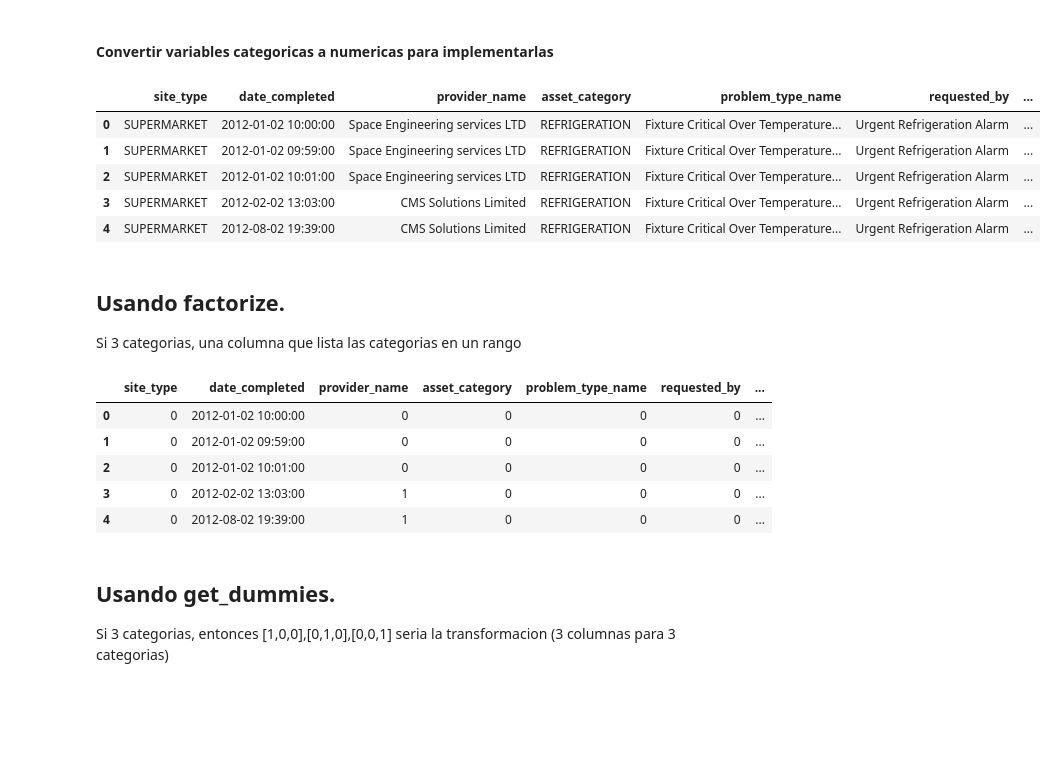
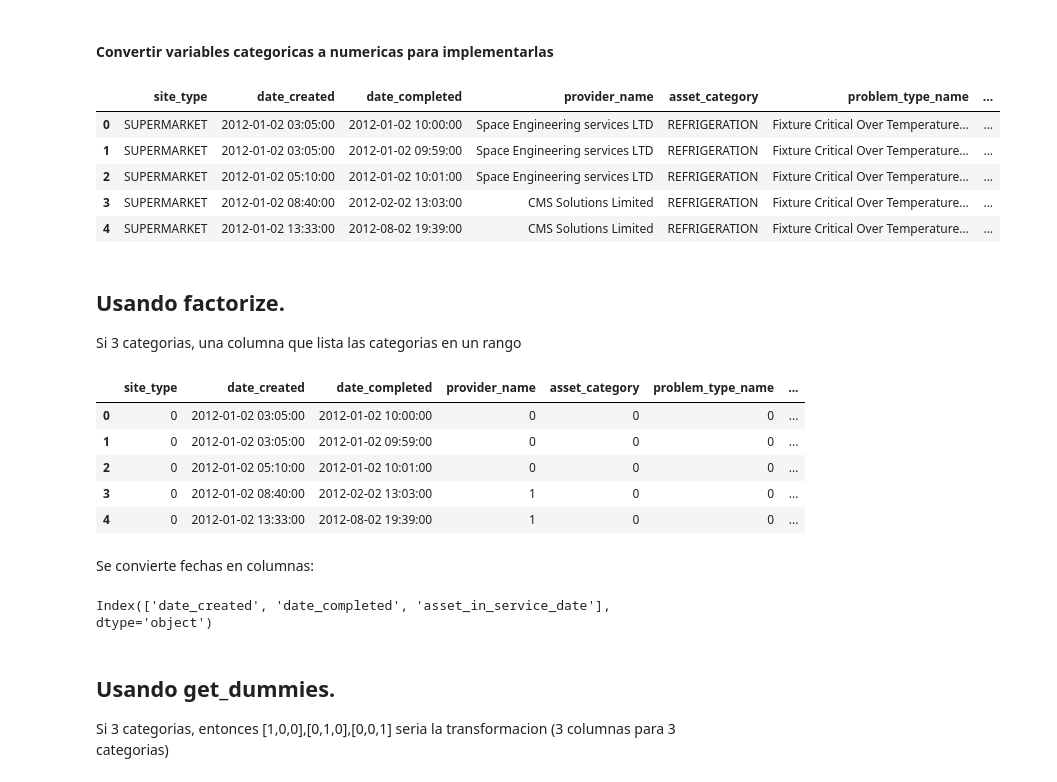
Before and after one commit to sergioduquem15/FINAL_PROJECT_DataMining, a Jupyter notebook: 2-EDA_analysis.ipynb, the cells around one changed output. Drawn from its saved outputs; the diff is of its cells as text; code cells hidden in the pictures; blank space fills up the shorter version.

```diff
--- a/2-EDA_analysis.ipynb
+++ b/2-EDA_analysis.ipynb
@@ -60,0 +61,8 @@ Wall time: 1.15 s
+# %%
+data_prueba = data.date_created.dt.to_period('M').value_counts().reset_index()
+data_prueba.columns = ["month_year","count_date"]
+data_prueba = data_prueba.sort_values(by=['month_year'])
+# %%
+data.insert(5,"month_year",data.date_created.dt.to_period('M'))
+# %%
+data = data.merge(data_prueba, how='left', on='month_year')
@@ -106,15 +123,15 @@ target = data["date_created"]
 # %%
-data_filtered = data[["site_type","date_completed","provider_name","asset_category","problem_type_name",
+data_filtered = data[["site_type","date_created","date_completed","provider_name","asset_category","problem_type_name",
                "requested_by","wo_priority","manufacturer","asset_in_service_date","sales_sq_ft",
                "asset_type","asset_status","cooling_range","preserves"]]
 data_filtered.head()
 # %% [output]
-|  | site_type | date_completed | provider_name | asset_category | problem_type_name | requested_by | ... |
-| 0 | SUPERMARKET | 2012-01-02 10:00:00 | Space Engineering services LTD | REFRIGERATION | Fixture Critical Over Temperature... | Urgent Refrigeration Alarm | ... |
-| 1 | SUPERMARKET | 2012-01-02 09:59:00 | Space Engineering services LTD | REFRIGERATION | Fixture Critical Over Temperature... | Urgent Refrigeration Alarm | ... |
-| 2 | SUPERMARKET | 2012-01-02 10:01:00 | Space Engineering services LTD | REFRIGERATION | Fixture Critical Over Temperature... | Urgent Refrigeration Alarm | ... |
-| 3 | SUPERMARKET | 2012-02-02 13:03:00 | CMS Solutions Limited | REFRIGERATION | Fixture Critical Over Temperature... | Urgent Refrigeration Alarm | ... |
-| 4 | SUPERMARKET | 2012-08-02 19:39:00 | CMS Solutions Limited | REFRIGERATION | Fixture Critical Over Temperature... | Urgent Refrigeration Alarm | ... |
+|  | site_type | date_created | date_completed | provider_name | asset_category | problem_type_name | ... |
+| 0 | SUPERMARKET | 2012-01-02 03:05:00 | 2012-01-02 10:00:00 | Space Engineering services LTD | REFRIGERATION | Fixture Critical Over Temperature... | ... |
+| 1 | SUPERMARKET | 2012-01-02 03:05:00 | 2012-01-02 09:59:00 | Space Engineering services LTD | REFRIGERATION | Fixture Critical Over Temperature... | ... |
+| 2 | SUPERMARKET | 2012-01-02 05:10:00 | 2012-01-02 10:01:00 | Space Engineering services LTD | REFRIGERATION | Fixture Critical Over Temperature... | ... |
+| 3 | SUPERMARKET | 2012-01-02 08:40:00 | 2012-02-02 13:03:00 | CMS Solutions Limited | REFRIGERATION | Fixture Critical Over Temperature... | ... |
+| 4 | SUPERMARKET | 2012-01-02 13:33:00 | 2012-08-02 19:39:00 | CMS Solutions Limited | REFRIGERATION | Fixture Critical Over Temperature... | ... |
 # %% [markdown]
 ## Usando factorize.
 Si 3 categorias, una columna que lista las categorias en un rango
@@ -123,9 +140,15 @@ cat_columns = data_filtered.select_dtypes(['object']).columns
 data_filtered[cat_columns] = data_filtered[cat_columns].apply(lambda x: pd.factorize(x)[0])
 data_filtered.head()
 # %% [output]
-|  | site_type | date_completed | provider_name | asset_category | problem_type_name | requested_by | ... |
-| 0 | 0 | 2012-01-02 10:00:00 | 0 | 0 | 0 | 0 | ... |
-| 1 | 0 | 2012-01-02 09:59:00 | 0 | 0 | 0 | 0 | ... |
-| 2 | 0 | 2012-01-02 10:01:00 | 0 | 0 | 0 | 0 | ... |
-| 3 | 0 | 2012-02-02 13:03:00 | 1 | 0 | 0 | 0 | ... |
-| 4 | 0 | 2012-08-02 19:39:00 | 1 | 0 | 0 | 0 | ... |
+|  | site_type | date_created | date_completed | provider_name | asset_category | problem_type_name | ... |
+| 0 | 0 | 2012-01-02 03:05:00 | 2012-01-02 10:00:00 | 0 | 0 | 0 | ... |
+| 1 | 0 | 2012-01-02 03:05:00 | 2012-01-02 09:59:00 | 0 | 0 | 0 | ... |
+| 2 | 0 | 2012-01-02 05:10:00 | 2012-01-02 10:01:00 | 0 | 0 | 0 | ... |
+| 3 | 0 | 2012-01-02 08:40:00 | 2012-02-02 13:03:00 | 1 | 0 | 0 | ... |
+| 4 | 0 | 2012-01-02 13:33:00 | 2012-08-02 19:39:00 | 1 | 0 | 0 | ... |
+# %% [markdown]
+Se convierte fechas en columnas:
+# %%
+column_date
+# %% [output]
+Index(['date_created', 'date_completed', 'asset_in_service_date'], dtype='object')
```
Also changed, not shown: parts of 24 cells of this notebook.
